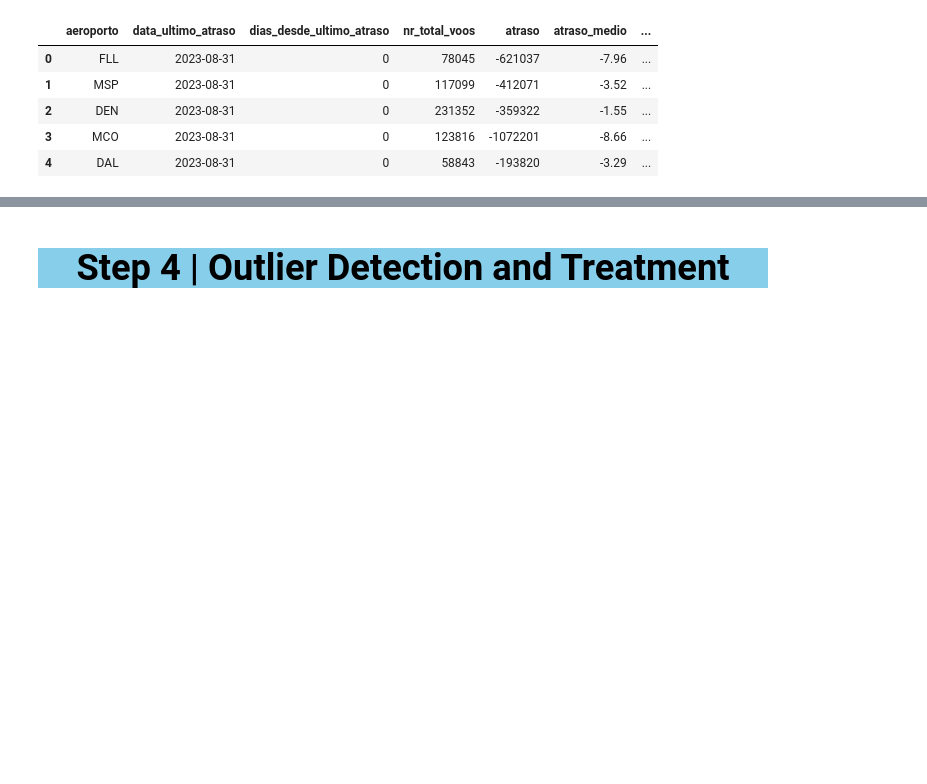
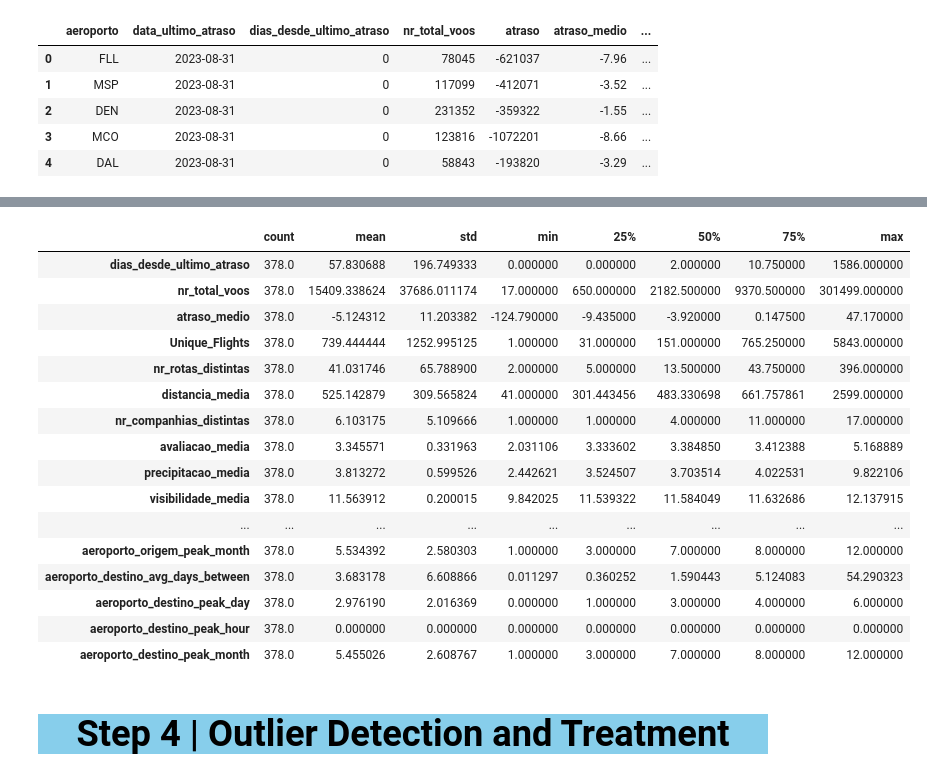
Before and after one commit to BrunoAfonso18/sdw, a Jupyter notebook: flights.ipynb, the cells around one changed output, grey strips where cells are left out. Cells and saved outputs as stored; diff of their text form; code cells hidden in the pictures; blank space fills up the shorter version.

```diff
--- a/flights.ipynb
+++ b/flights.ipynb
@@ -774,3 +913,23 @@ airport_data.head()
+# %%
+airport_data.describe().T
+# %% [output]
+|  | count | mean | std | min | 25% | 50% | 75% | max |
+| dias_desde_ultimo_atraso | 378.0 | 57.830688 | 196.749333 | 0.000000 | 0.000000 | 2.000000 | 10.750000 | 1586.000000 |
+| nr_total_voos | 378.0 | 15409.338624 | 37686.011174 | 17.000000 | 650.000000 | 2182.500000 | 9370.500000 | 301499.000000 |
+| atraso_medio | 378.0 | -5.124312 | 11.203382 | -124.790000 | -9.435000 | -3.920000 | 0.147500 | 47.170000 |
+| Unique_Flights | 378.0 | 739.444444 | 1252.995125 | 1.000000 | 31.000000 | 151.000000 | 765.250000 | 5843.000000 |
+| nr_rotas_distintas | 378.0 | 41.031746 | 65.788900 | 2.000000 | 5.000000 | 13.500000 | 43.750000 | 396.000000 |
+| distancia_media | 378.0 | 525.142879 | 309.565824 | 41.000000 | 301.443456 | 483.330698 | 661.757861 | 2599.000000 |
+| nr_companhias_distintas | 378.0 | 6.103175 | 5.109666 | 1.000000 | 1.000000 | 4.000000 | 11.000000 | 17.000000 |
+| avaliacao_media | 378.0 | 3.345571 | 0.331963 | 2.031106 | 3.333602 | 3.384850 | 3.412388 | 5.168889 |
+| precipitacao_media | 378.0 | 3.813272 | 0.599526 | 2.442621 | 3.524507 | 3.703514 | 4.022531 | 9.822106 |
+| visibilidade_media | 378.0 | 11.563912 | 0.200015 | 9.842025 | 11.539322 | 11.584049 | 11.632686 | 12.137915 |
+| ... | ... | ... | ... | ... | ... | ... | ... | ... |
+| aeroporto_origem_peak_month | 378.0 | 5.534392 | 2.580303 | 1.000000 | 3.000000 | 7.000000 | 8.000000 | 12.000000 |
+| aeroporto_destino_avg_days_between | 378.0 | 3.683178 | 6.608866 | 0.011297 | 0.360252 | 1.590443 | 5.124083 | 54.290323 |
+| aeroporto_destino_peak_day | 378.0 | 2.976190 | 2.016369 | 0.000000 | 1.000000 | 3.000000 | 4.000000 | 6.000000 |
+| aeroporto_destino_peak_hour | 378.0 | 0.000000 | 0.000000 | 0.000000 | 0.000000 | 0.000000 | 0.000000 | 0.000000 |
+| aeroporto_destino_peak_month | 378.0 | 5.455026 | 2.608767 | 1.000000 | 3.000000 | 7.000000 | 8.000000 | 12.000000 |
 # %% [markdown]
 <a id="feature_engineering"></a>
 # <p style="background-color: #87CEEB; font-family:calibri; color:black; font-size:140%; font-family:Verdana; text-align:center; border-radius:15px 50px;">Step 4 | Outlier Detection and Treatment</p>
```
Also changed, not shown: parts of 33 cells of this notebook.
